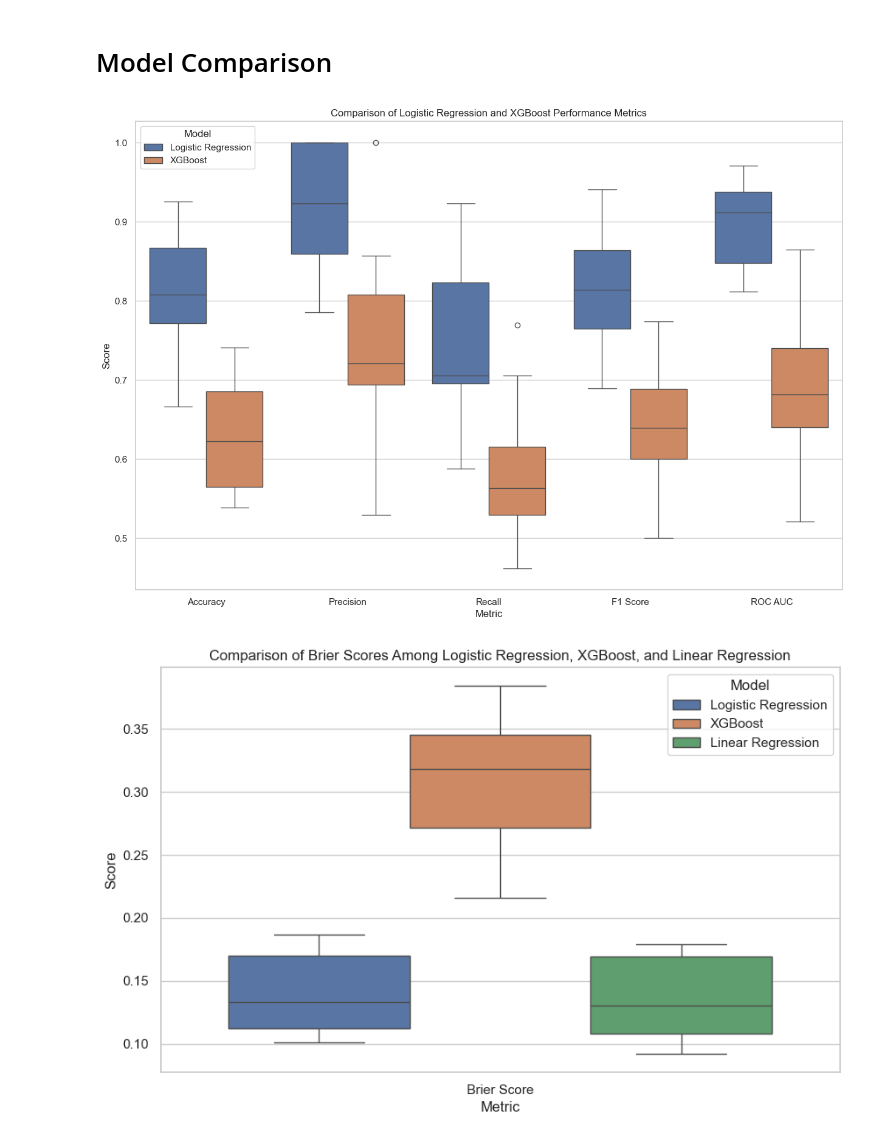
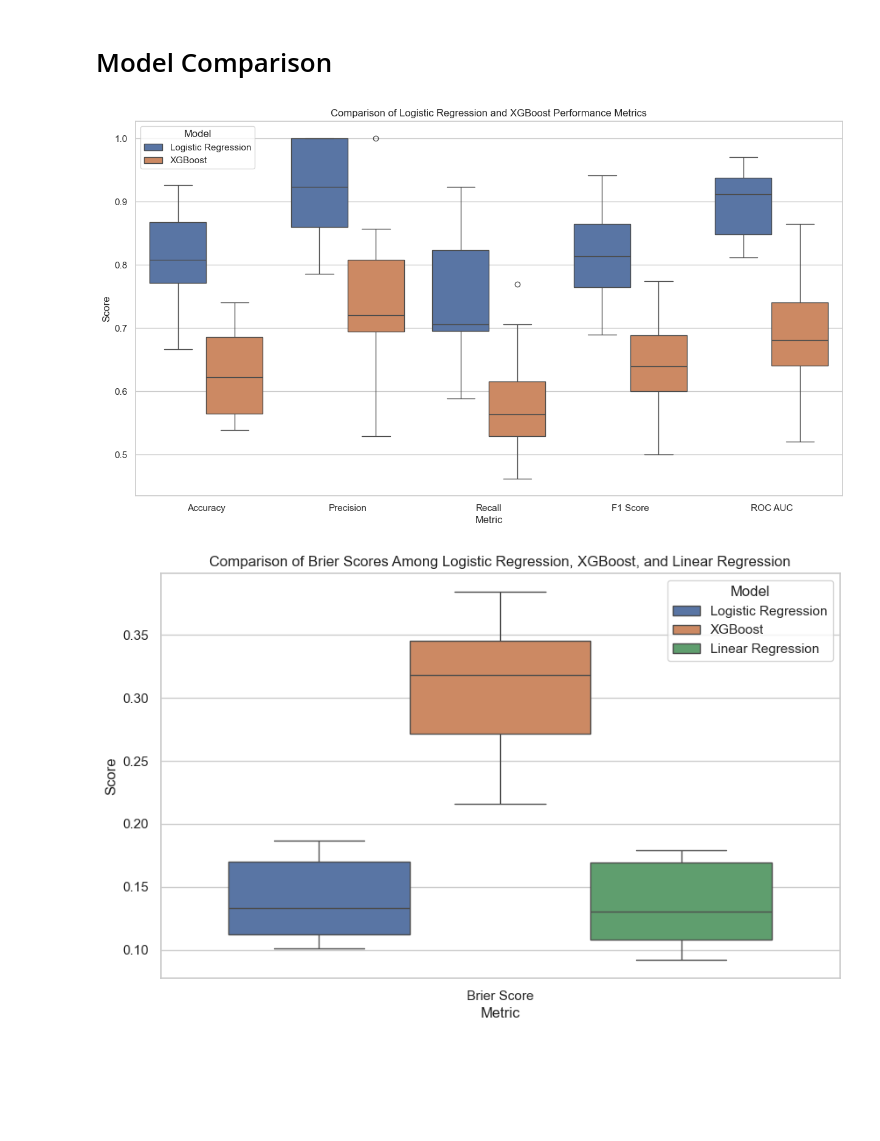
Before and after one commit to joshmccoy2/NCAA_March_Madness, a Jupyter notebook: NCAA.ipynb, the cells around one changed output. Drawn from its saved outputs; the diff is of its cells as text; code cells hidden in the pictures; blank space fills up the shorter version.

```diff
--- a/NCAA.ipynb
+++ b/NCAA.ipynb
@@ -640,23 +640,23 @@ plt.show()
 # %%
 # Melt the dataframes from wide format to long format
 log_reg_melted = log_reg_score_df.melt(id_vars=['Season'], value_vars=['Accuracy', 'Precision', 'Recall', 'F1 Score', 'ROC AUC'],
                                        var_name='Metric', value_name='Score')
 log_reg_melted['Model'] = 'Logistic Regression'
 
 xgb_melted = xgb_score_df.melt(id_vars=['Season'], value_vars=['Accuracy', 'Precision', 'Recall', 'F1 Score', 'ROC AUC'],
                                var_name='Metric', value_name='Score')
 xgb_melted['Model'] = 'XGBoost'
 
 # Combine the melted dataframes
 combined_melted = pd.concat([log_reg_melted, xgb_melted])
 
 # Create the box plots
-plt.figure(figsize=(15, 10))
+plt.figure(figsize=(15, 8))
 sns.boxplot(x='Metric', y='Score', hue='Model', data=combined_melted)
 plt.title('Comparison of Logistic Regression and XGBoost Performance Metrics')
 plt.show()
 # %% [output]
-[figure, old version]
+[figure, new version]
 # %%
 brier_score_column_name = 'Brier Score'
 
```
Also changed, not shown: parts of 24 cells of this notebook.
